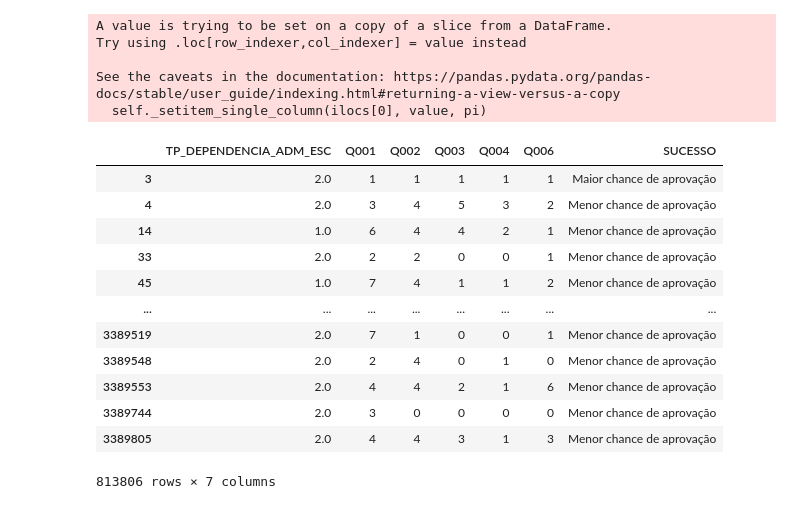
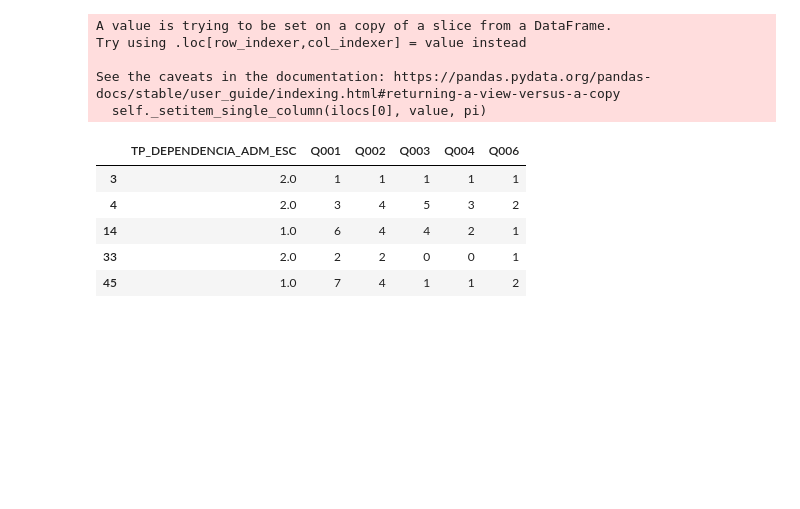
Before and after one commit to kamaranhao/analise-dados-enem-2021, a Jupyter notebook: analise-dados.ipynb, the cells around one changed output. Drawn from its saved outputs; the diff is of its cells as text; code cells hidden in the pictures; blank space fills up the shorter version.

```diff
--- a/analise-dados.ipynb
+++ b/analise-dados.ipynb
@@ -887,2 +880,0 @@ def nota_sucesso(valor):
-# %%
-df['SUCESSO'] = df['NOTA_FINAL'].apply(nota_sucesso)
@@ -1026,5 +973,5 @@ Name: Q006, Length: 3389832, dtype: object
 # %%
-qse = df[['TP_DEPENDENCIA_ADM_ESC', 'Q001','Q002','Q003','Q004','Q006', 'SUCESSO']]
+qse = df[['TP_DEPENDENCIA_ADM_ESC', 'Q001','Q002','Q003','Q004','Q006']]
 qse_sem_na = qse.dropna()
 # %%
 qse_sem_na.loc[:, 'Q001'] = pd.factorize(qse_sem_na['Q001'], sort=True)[0]
@@ -1039,18 +986,11 @@ Try using .loc[row_indexer,col_indexer] = value instead
 See the caveats in the documentation: https://pandas.pydata.org/pandas-docs/stable/user_guide/indexing.html#returning-a-view-versus-a-copy
   self._setitem_single_column(ilocs[0], value, pi)
 # %%
-qse_sem_na
+qse_sem_na.head()
 # %% [output]
-|  | TP_DEPENDENCIA_ADM_ESC | Q001 | Q002 | Q003 | Q004 | Q006 | SUCESSO |
-| 3 | 2.0 | 1 | 1 | 1 | 1 | 1 | Maior chance de aprovação |
-| 4 | 2.0 | 3 | 4 | 5 | 3 | 2 | Menor chance de aprovação |
-| 14 | 1.0 | 6 | 4 | 4 | 2 | 1 | Menor chance de aprovação |
-| 33 | 2.0 | 2 | 2 | 0 | 0 | 1 | Menor chance de aprovação |
-| 45 | 1.0 | 7 | 4 | 1 | 1 | 2 | Menor chance de aprovação |
-| ... | ... | ... | ... | ... | ... | ... | ... |
-| 3389519 | 2.0 | 7 | 1 | 0 | 0 | 1 | Menor chance de aprovação |
-| 3389548 | 2.0 | 2 | 4 | 0 | 1 | 0 | Menor chance de aprovação |
-| 3389553 | 2.0 | 4 | 4 | 2 | 1 | 6 | Menor chance de aprovação |
-| 3389744 | 2.0 | 3 | 0 | 0 | 0 | 0 | Menor chance de aprovação |
-| 3389805 | 2.0 | 4 | 4 | 3 | 1 | 3 | Menor chance de aprovação |
+|  | TP_DEPENDENCIA_ADM_ESC | Q001 | Q002 | Q003 | Q004 | Q006 |
+| 3 | 2.0 | 1 | 1 | 1 | 1 | 1 |
+| 4 | 2.0 | 3 | 4 | 5 | 3 | 2 |
+| 14 | 1.0 | 6 | 4 | 4 | 2 | 1 |
+| 33 | 2.0 | 2 | 2 | 0 | 0 | 1 |
+| 45 | 1.0 | 7 | 4 | 1 | 1 | 2 |
-813806 rows × 7 columns
```
Also changed, not shown: parts of 18 cells of this notebook.
